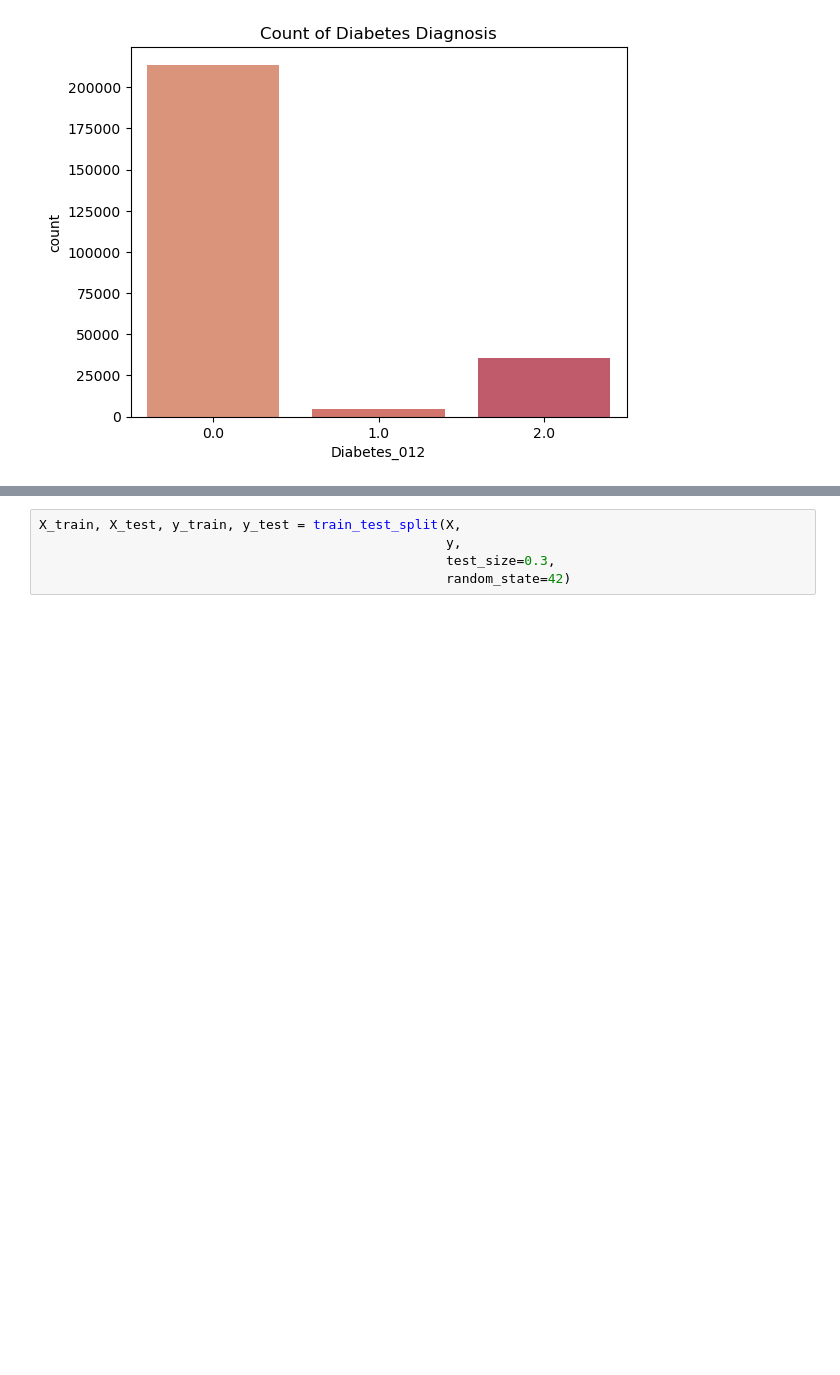
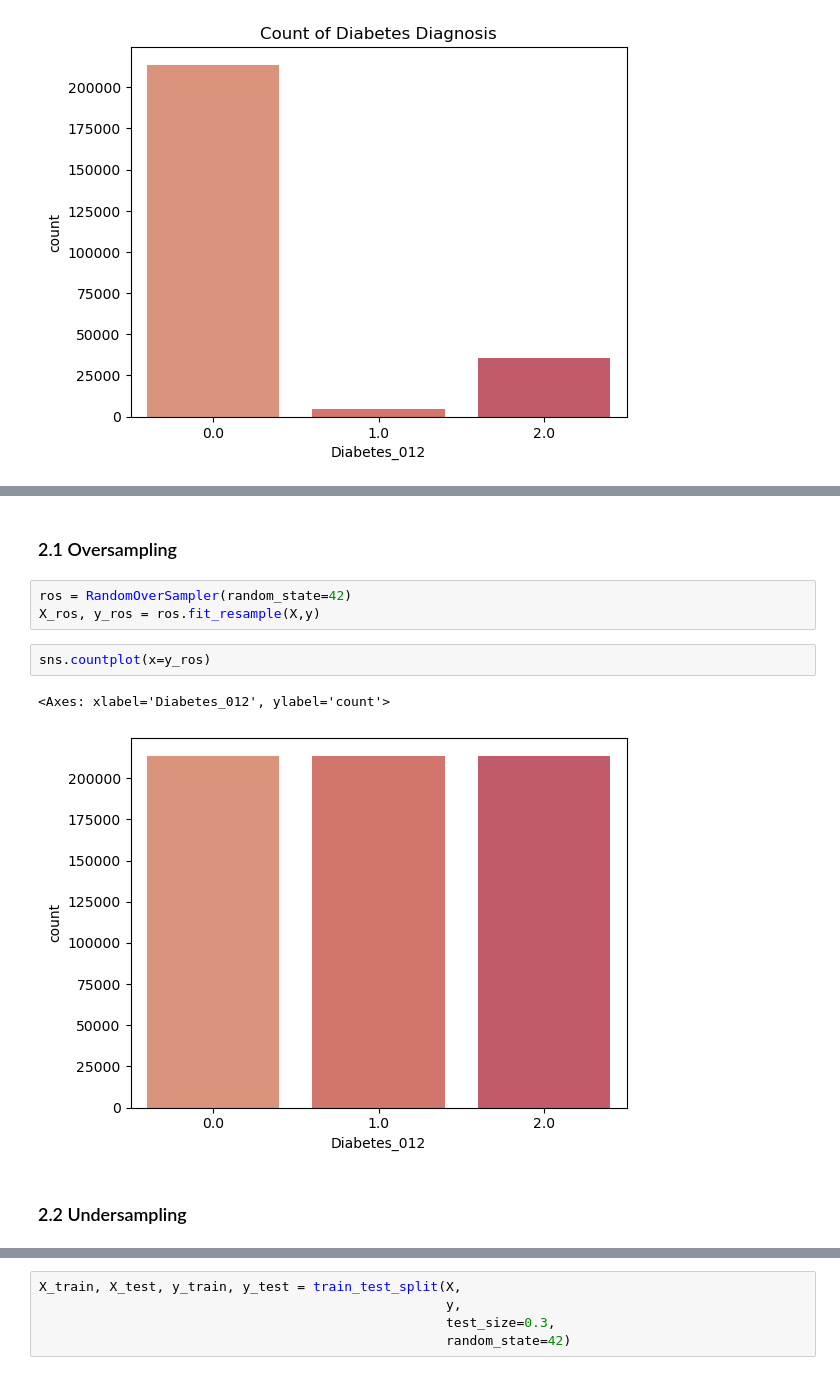
Before and after one commit to annalisa7/ML_project, a Jupyter notebook: baselineModel2.ipynb, the cells around one changed output, grey strips where cells are left out. Cells and saved outputs as stored; diff of their text form; blank space fills up the shorter version.

```diff
--- a/baselineModel2.ipynb
+++ b/baselineModel2.ipynb
@@ -86,0 +129,12 @@ y = data['Diabetes_012']
+# %% [markdown]
+### 2.1 Oversampling
+# %%
+ros = RandomOverSampler(random_state=42)
+X_ros, y_ros = ros.fit_resample(X,y)
+# %%
+sns.countplot(x=y_ros)
+# %% [output]
+<Axes: xlabel='Diabetes_012', ylabel='count'>
+[figure, added]
+# %% [markdown]
+### 2.2 Undersampling
```
Also changed, not shown: parts of 37 cells of this notebook.
